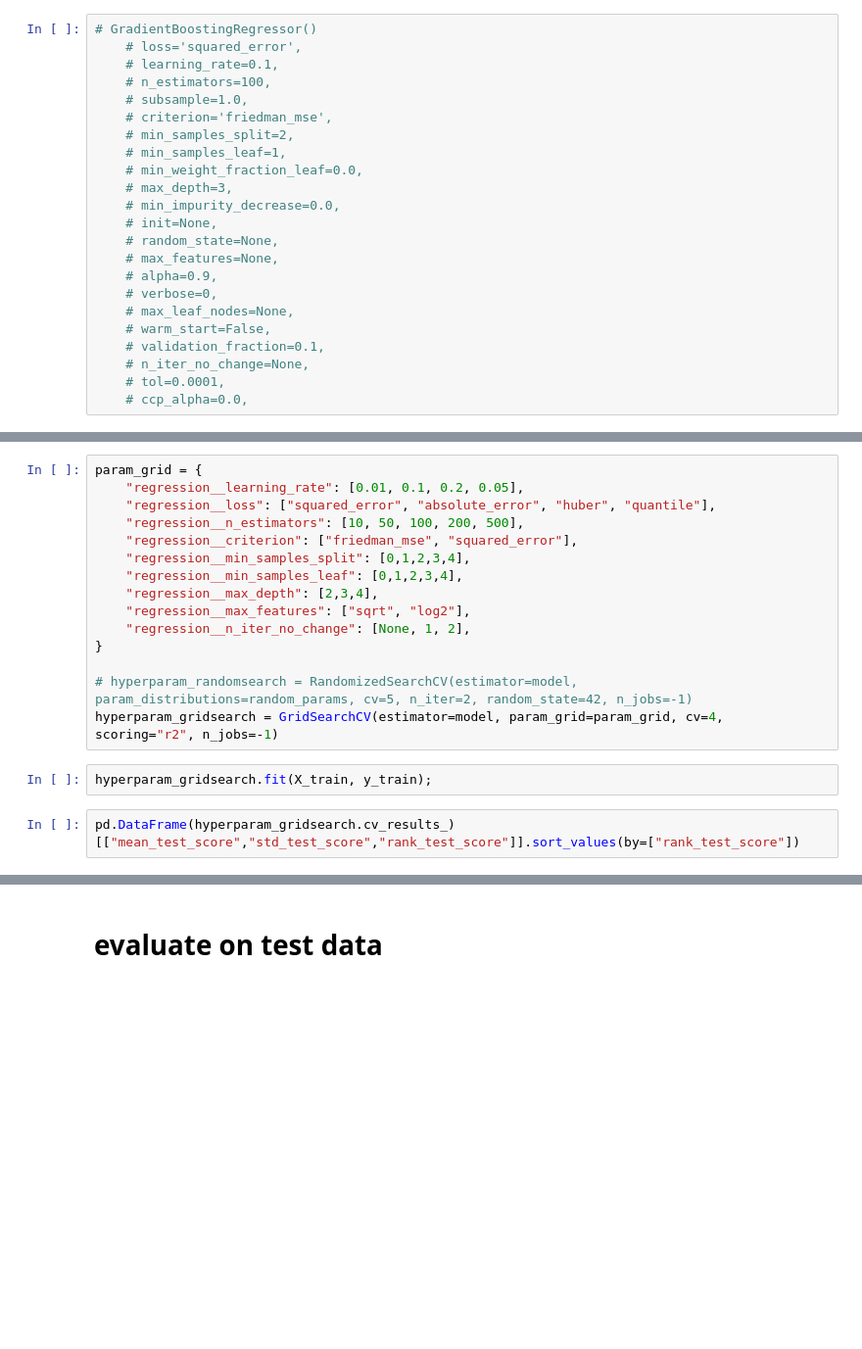
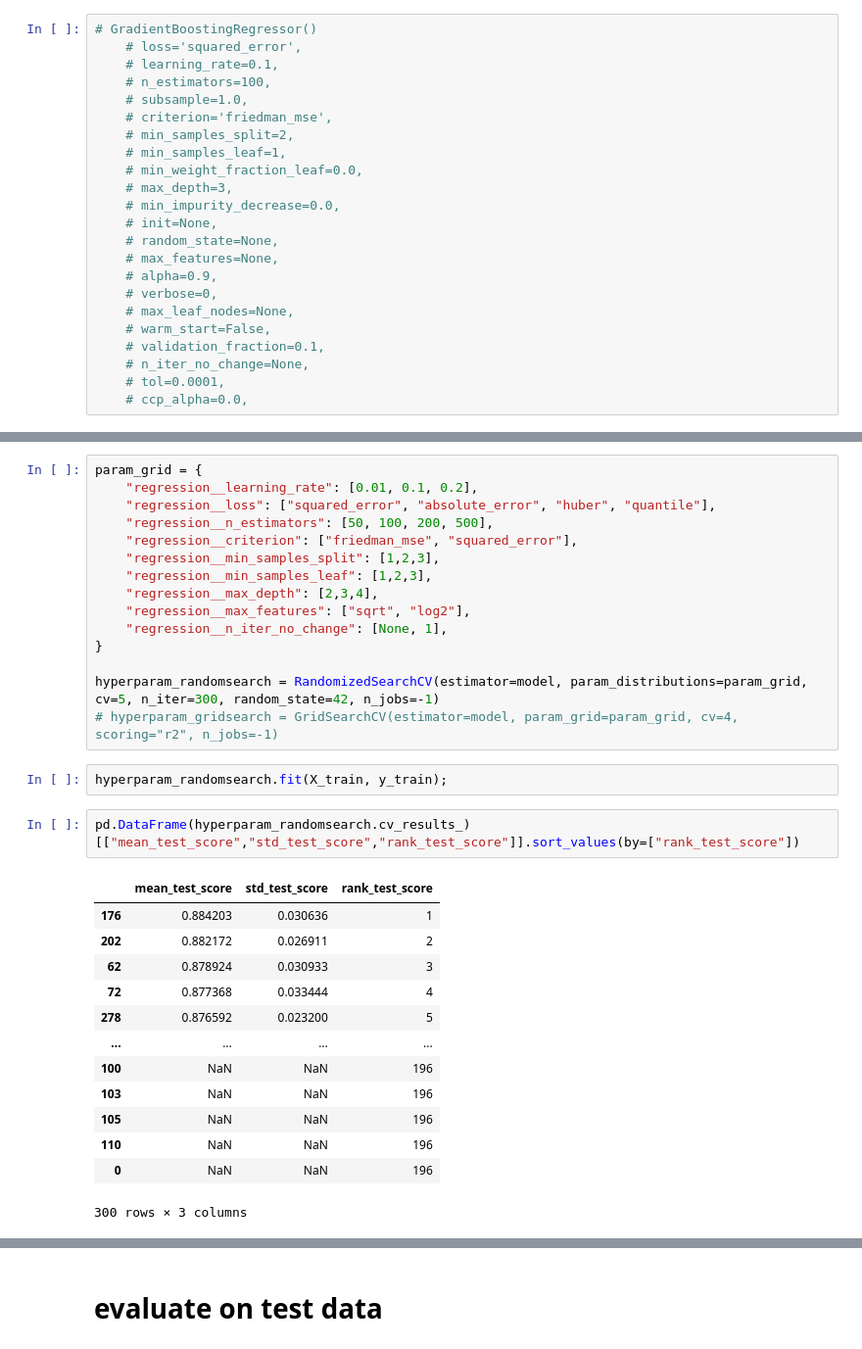
Before and after one commit to Javonnep/A.R.T, a Jupyter notebook: 04-house-kaggle-competition.ipynb, the cells around one changed output, grey strips where cells are left out. Shown at 98% size. Cells and saved outputs as stored; diff of their text form; blank space fills up the shorter version.

```diff
--- a/04-house-kaggle-competition.ipynb
+++ b/04-house-kaggle-competition.ipynb
@@ -501,21 +477,35 @@ Pipeline(steps=[('preproc_pipe',
                 ('regression', GradientBoostingRegressor())])
 # %%
 param_grid = {
-    "regression__learning_rate": [0.01, 0.1, 0.2, 0.05],
+    "regression__learning_rate": [0.01, 0.1, 0.2],
     "regression__loss": ["squared_error", "absolute_error", "huber", "quantile"],
-    "regression__n_estimators": [10, 50, 100, 200, 500],
+    "regression__n_estimators": [50, 100, 200, 500],
     "regression__criterion": ["friedman_mse", "squared_error"],
-    "regression__min_samples_split": [0,1,2,3,4],
-    "regression__min_samples_leaf": [0,1,2,3,4],
+    "regression__min_samples_split": [1,2,3],
+    "regression__min_samples_leaf": [1,2,3],
     "regression__max_depth": [2,3,4],
     "regression__max_features": ["sqrt", "log2"],
-    "regression__n_iter_no_change": [None, 1, 2],
+    "regression__n_iter_no_change": [None, 1],
 }
 
-# hyperparam_randomsearch = RandomizedSearchCV(estimator=model, param_distributions=random_params, cv=5, n_iter=2, random_state=42, n_jobs=-1)
-hyperparam_gridsearch = GridSearchCV(estimator=model, param_grid=param_grid, cv=4, scoring="r2", n_jobs=-1)
+hyperparam_randomsearch = RandomizedSearchCV(estimator=model, param_distributions=param_grid, cv=5, n_iter=300, random_state=42, n_jobs=-1)
+# hyperparam_gridsearch = GridSearchCV(estimator=model, param_grid=param_grid, cv=4, scoring="r2", n_jobs=-1)
 # %%
-hyperparam_gridsearch.fit(X_train, y_train);
+hyperparam_randomsearch.fit(X_train, y_train);
 # %%
-pd.DataFrame(hyperparam_gridsearch.cv_results_)[["mean_test_score","std_test_score","rank_test_score"]].sort_values(by=["rank_test_score"])
+pd.DataFrame(hyperparam_randomsearch.cv_results_)[["mean_test_score","std_test_score","rank_test_score"]].sort_values(by=["rank_test_score"])
+# %% [output]
+|  | mean_test_score | std_test_score | rank_test_score |
+| 176 | 0.884203 | 0.030636 | 1 |
+| 202 | 0.882172 | 0.026911 | 2 |
+| 62 | 0.878924 | 0.030933 | 3 |
+| 72 | 0.877368 | 0.033444 | 4 |
+| 278 | 0.876592 | 0.023200 | 5 |
+| ... | ... | ... | ... |
+| 100 | NaN | NaN | 196 |
+| 103 | NaN | NaN | 196 |
+| 105 | NaN | NaN | 196 |
+| 110 | NaN | NaN | 196 |
+| 0 | NaN | NaN | 196 |
+300 rows × 3 columns
 # %%
```
Also changed, not shown: parts of 25 cells of this notebook.
